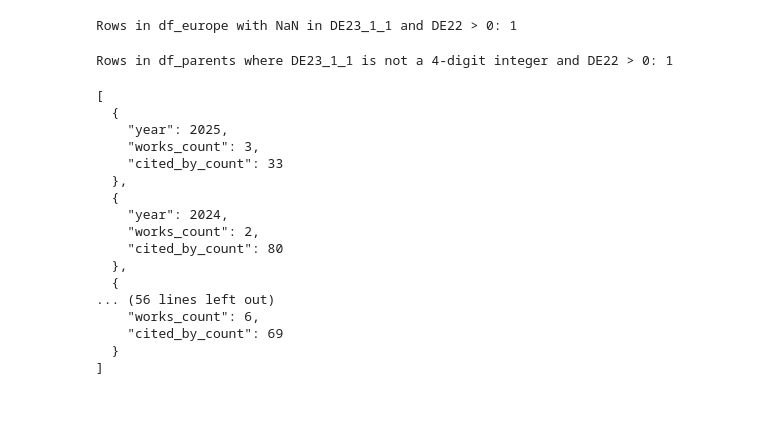
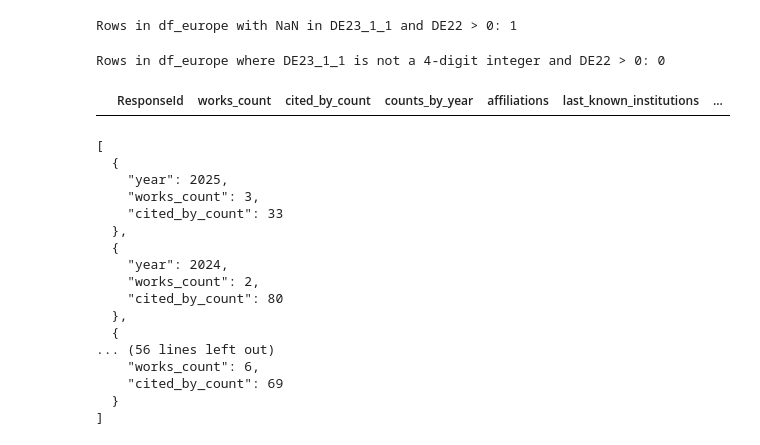
Before and after one commit to Ppandda/parenthood, a Jupyter notebook: parenthood_europe/notebooks/H1/H1_updated_twfe.ipynb, the cells around one changed output. Saved outputs shown, nothing was run; the diff lists cells and outputs as text; code cells hidden in the pictures; blank space fills up the shorter version.

```diff
--- a/parenthood_europe/notebooks/H1/H1_updated_twfe.ipynb
+++ b/parenthood_europe/notebooks/H1/H1_updated_twfe.ipynb
@@ -104,8 +116,6 @@ merged_df.head()
 | 2 | R_2ZTGtufLu3KUHW9 | 30 | 224 | [{'year': 2025, 'works_count': 7,... | [{'institution': {'id': 'https://... | [{'id': 'https://openalex.org/I32... | ... |
 | 3 | R_1gzm4gKhyxKNWBW | 11 | 24 | [{'year': 2025, 'works_count': 1,... | [{'institution': {'id': 'https://... | [{'id': 'https://openalex.org/I87... | ... |
 | 4 | R_3w5HE5P6WKA3ErS | 14 | 24 | [{'year': 2025, 'works_count': 1,... | [{'institution': {'id': 'https://... | [{'id': 'https://openalex.org/I42... | ... |
-# %%
-merged_df = merged_df.drop(columns=['DE13c_1_TEXT'])
 # %% [markdown]
 we need to exclude the researchers, that did not provide any information on whether they took leave or not.
 # %%
@@ -221,11 +225,18 @@ print(f"Rows in df_europe with NaN in DE23_1_1 and DE22 > 0: {num_nan_de23_1_1}"
 # %% [output]
 Rows in df_europe with NaN in DE23_1_1 and DE22 > 0: 1
 # %%
-invalid_birth_year = df_parents[
-    (~df_parents['DE23_1_1'].astype(str).str.fullmatch(r"\d{4}", na=False)) &
-    (df_parents['DE22'] > 0)
+# are there rows where the year of birth doesn't fir the right format and the number of children is higher than 0?
+
+invalid_birth_year = df_europe[
+    (~df_europe['DE23_1_1'].astype(str).str.fullmatch(r"\d{4}", na=False)) &
+    (df_europe['DE22'] > 0)
 ]
-print(f"Rows in df_parents where DE23_1_1 is not a 4-digit integer and DE22 > 0: {len(invalid_birth_year)}")
+
+print(f"Rows in df_europe where DE23_1_1 is not a 4-digit integer and DE22 > 0: {len(invalid_birth_year)}")
 # %% [output]
-Rows in df_parents where DE23_1_1 is not a 4-digit integer and DE22 > 0: 1
+Rows in df_europe where DE23_1_1 is not a 4-digit integer and DE22 > 0: 0
+# %%
+invalid_birth_year
+# %% [output]
+|  | ResponseId | works_count | cited_by_count | counts_by_year | affiliations | last_known_institutions | ... |
 # %%
```
Also changed, not shown: parts of 29 cells of this notebook.
